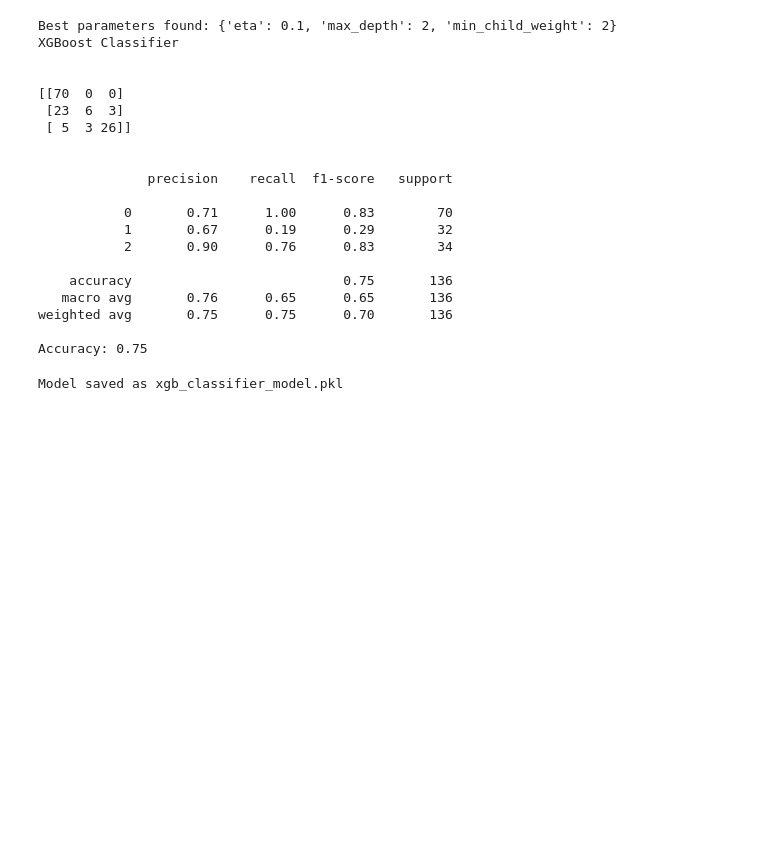
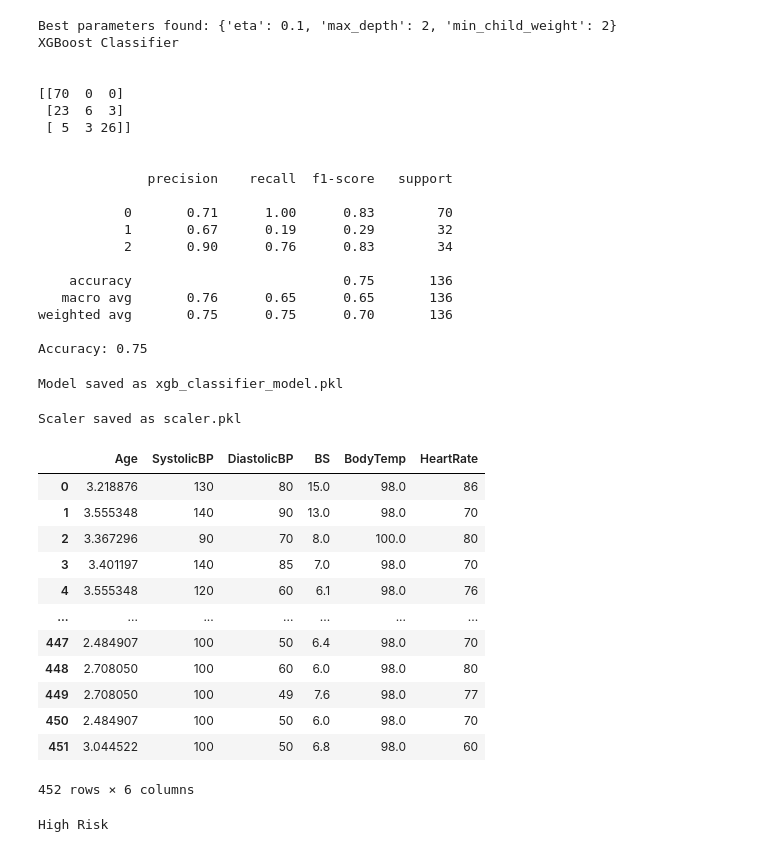
Before and after one commit to sankajithdjinasena/Maternal_Health_Risk_Model, a Jupyter notebook: script.ipynb, the cells around one changed output. Saved outputs shown, nothing was run; the diff lists cells and outputs as text; code cells hidden in the pictures; blank space fills up the shorter version.

```diff
--- a/script.ipynb
+++ b/script.ipynb
@@ -510,3 +505,26 @@ with open('model.pkl', 'wb') as file:
 print("Model saved as xgb_classifier_model.pkl")
 # %% [output]
 Model saved as xgb_classifier_model.pkl
+# %%
+with open('scaler.pkl', 'wb') as f:
+    pickle.dump(scaler, f)
+
+print("Scaler saved as scaler.pkl")
+# %% [output]
+Scaler saved as scaler.pkl
+# %%
+X
+# %% [output]
+|  | Age | SystolicBP | DiastolicBP | BS | BodyTemp | HeartRate |
+| 0 | 3.218876 | 130 | 80 | 15.0 | 98.0 | 86 |
+| 1 | 3.555348 | 140 | 90 | 13.0 | 98.0 | 70 |
+| 2 | 3.367296 | 90 | 70 | 8.0 | 100.0 | 80 |
+| 3 | 3.401197 | 140 | 85 | 7.0 | 98.0 | 70 |
+| 4 | 3.555348 | 120 | 60 | 6.1 | 98.0 | 76 |
+| ... | ... | ... | ... | ... | ... | ... |
+| 447 | 2.484907 | 100 | 50 | 6.4 | 98.0 | 70 |
+| 448 | 2.708050 | 100 | 60 | 6.0 | 98.0 | 80 |
+| 449 | 2.708050 | 100 | 49 | 7.6 | 98.0 | 77 |
+| 450 | 2.484907 | 100 | 50 | 6.0 | 98.0 | 70 |
+| 451 | 3.044522 | 100 | 50 | 6.8 | 98.0 | 60 |
+452 rows × 6 columns
@@ -512,0 +537,11 @@ Model saved as xgb_classifier_model.pkl
+# %%
+values = loaded_scaler.transform([[25, 120, 80, 85, 98.6, 75]])
+res = model.predict(values)
+if res == 0:
+    print("Low Risk")
+elif res == 1:
+    print("Mid Risk")
+else:
+    print("High Risk")
+# %% [output]
+High Risk
```
Also changed, not shown: parts of 4 cells of this notebook, 1 other file.
